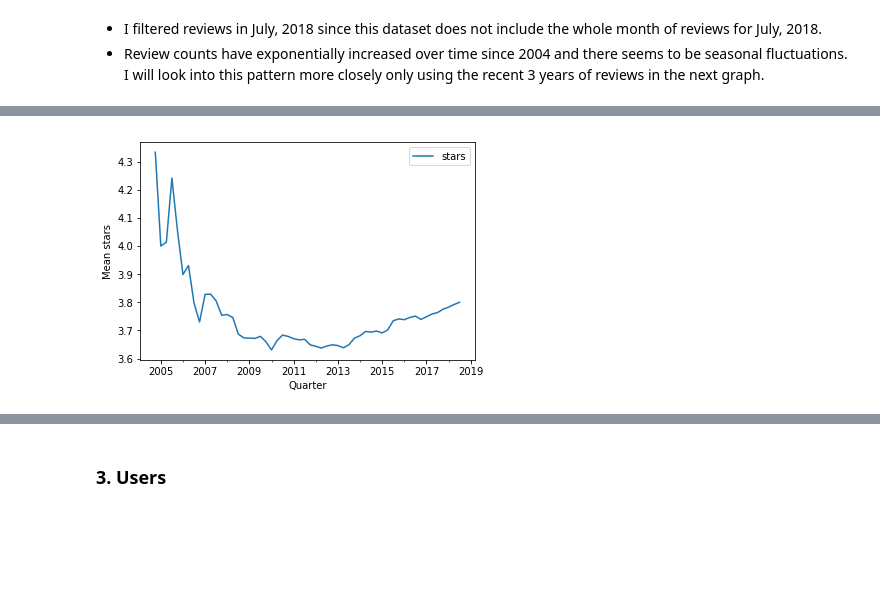
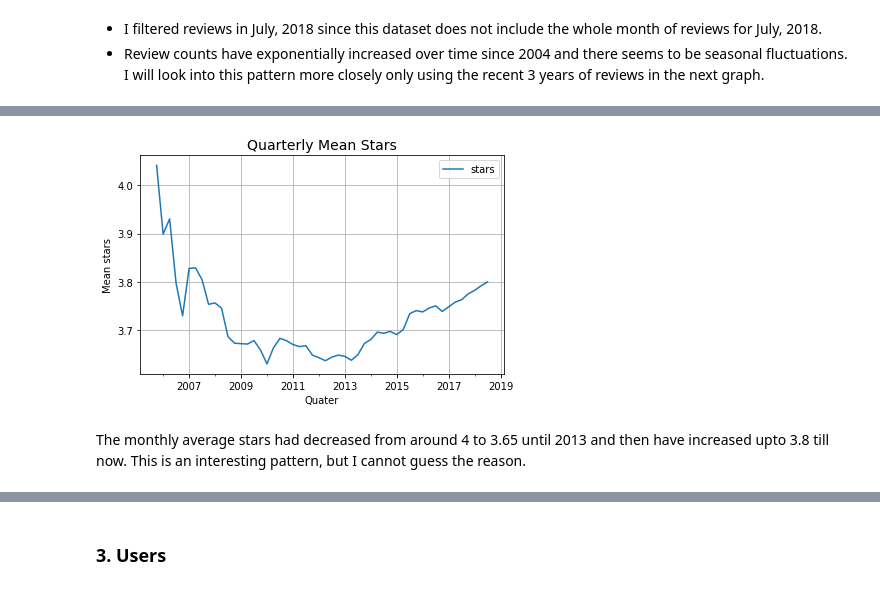
Before and after one commit to math470/Springboard_Capstone_Project_2, a Jupyter notebook: Yelp EDA.ipynb, the cells around one changed output, grey strips where cells are left out. Saved outputs shown, nothing was run; the diff lists cells and outputs as text; code cells hidden in the pictures; blank space fills up the shorter version.

```diff
--- a/Yelp EDA.ipynb
+++ b/Yelp EDA.ipynb
@@ -687,7 +687,8 @@ type(reviews.date[0])
 pandas._libs.tslib.Timestamp
 # %%
 # first review date
-reviews.date.min()
+first_day = reviews.date.min()
+first_day
 # %% [output]
 Timestamp('2004-10-12 00:00:00')
 # %%
@@ -726,8 +751,14 @@ plt.show()
 # %%
-#condition = (reviews.date < date(2018,1,1))
-reviews[['date','stars']].set_index('date').resample('3M').mean().plot()
-plt.xlabel('Quarter')
+condition = (reviews.date >= first_day + timedelta(days=365))
+reviews[condition][['date','stars']].set_index('date').resample('3M').mean().plot()
+plt.grid(True)
+plt.xlabel('Quater')
 plt.ylabel('Mean stars')
+plt.title('Quarterly Mean Stars', size=14)
+plt.tight_layout() # need for savefig
+plt.savefig("Quarterly_Mean_stars.png",format="png", dpi=300)
 plt.show()
 # %% [output]
-[figure, old version]
+[figure, new version]
+# %% [markdown]
+The monthly average stars had decreased from around 4 to 3.65 until 2013 and then have increased upto 3.8 till now. This is an interesting pattern, but I cannot guess the reason.
```
Also changed, not shown: parts of 42 cells of this notebook.
